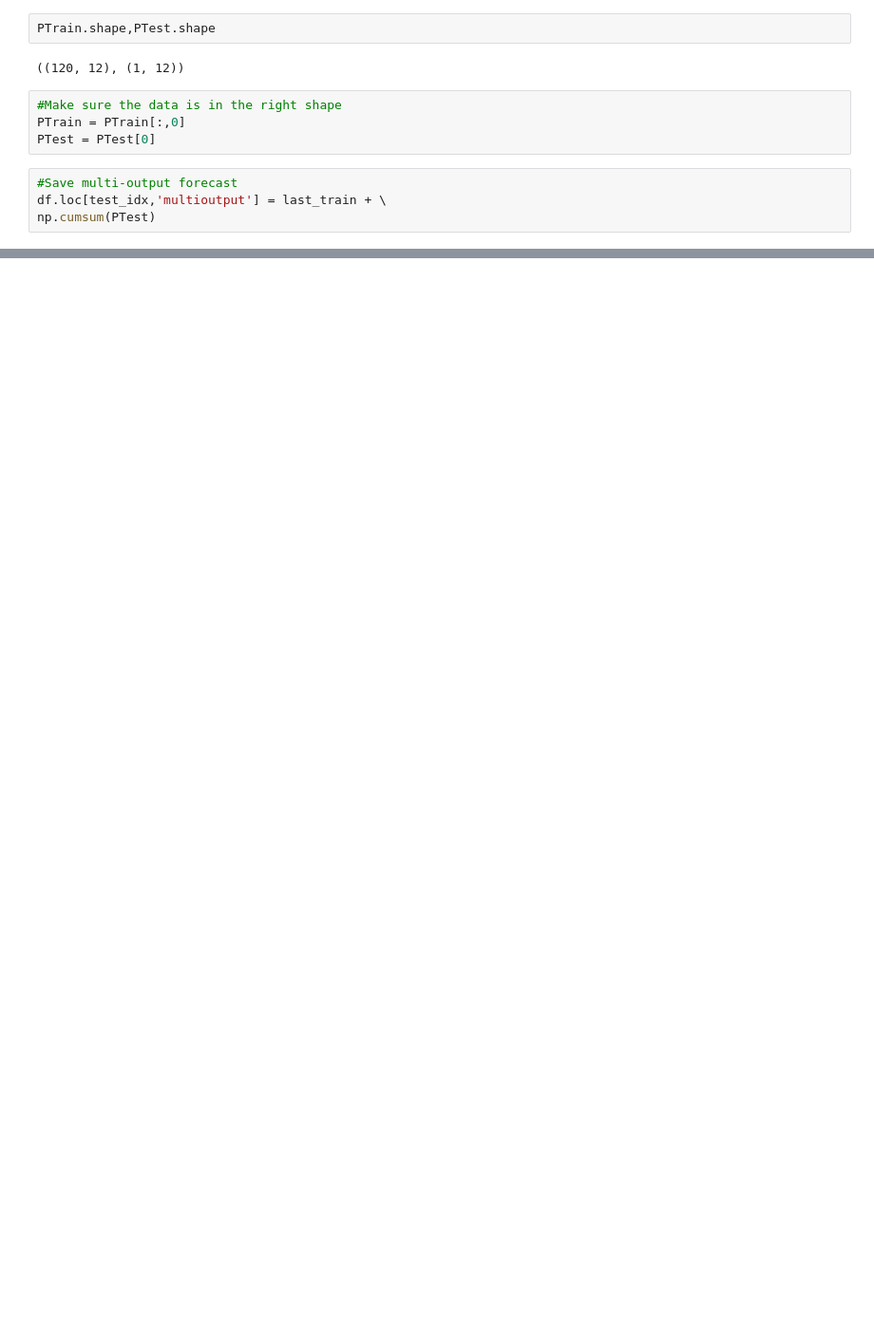
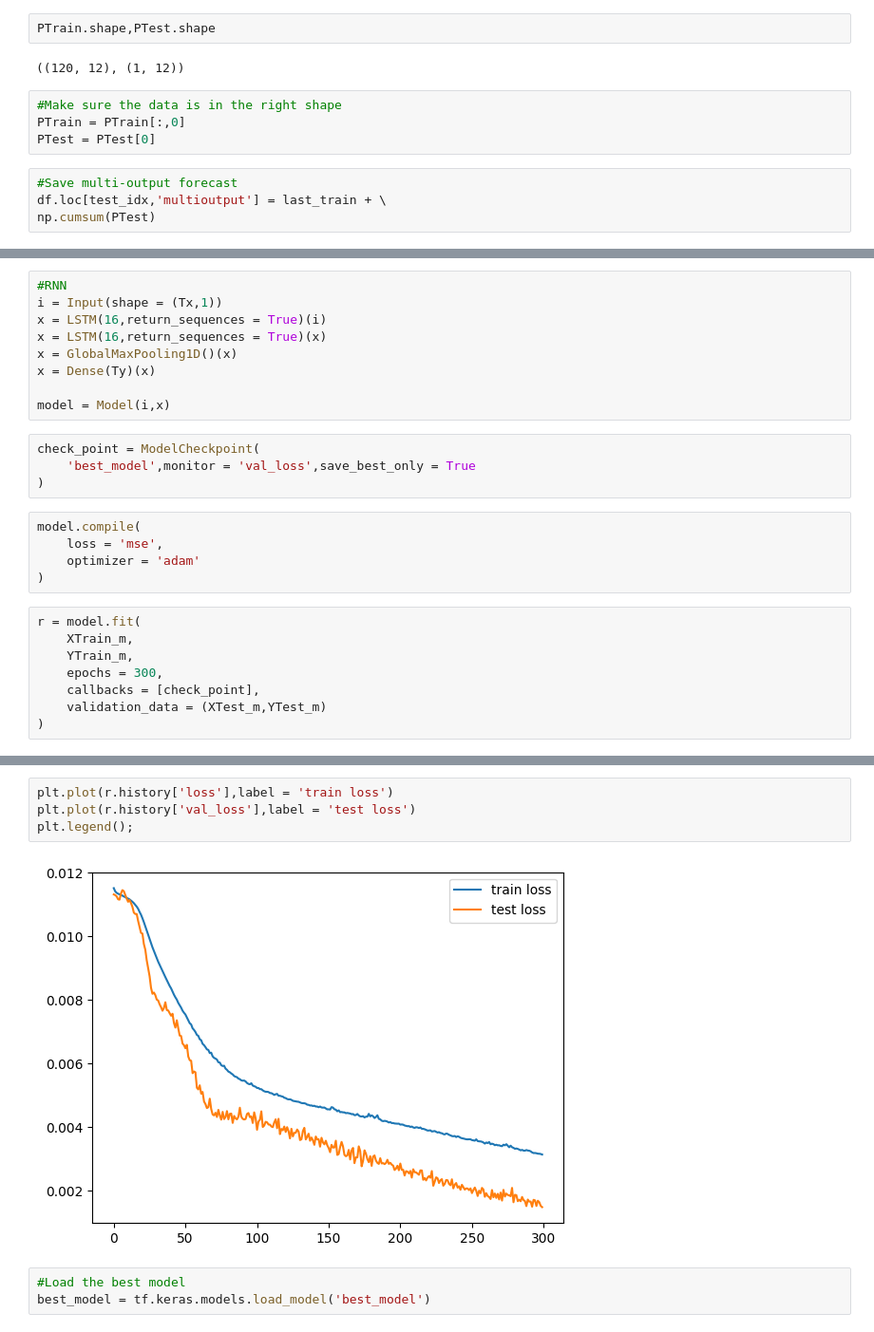
Before and after one commit to yeesem/Time-Series-Data-Analysis, a Jupyter notebook: RNN_Airline.ipynb, the cells around one changed output, grey strips where cells are left out. Shown at 95% size. Drawn from its saved outputs; the diff is of its cells as text; blank space fills up the shorter version.

```diff
--- a/RNN_Airline.ipynb
+++ b/RNN_Airline.ipynb
@@ -306,0 +320,26 @@ df[cols].plot(figsize = (15,5));
+# %%
+#RNN
+i = Input(shape = (Tx,1))
+x = LSTM(16,return_sequences = True)(i)
+x = LSTM(16,return_sequences = True)(x)
+x = GlobalMaxPooling1D()(x)
+x = Dense(Ty)(x)
+
+model = Model(i,x)
+# %%
+check_point = ModelCheckpoint(
+    'best_model',monitor = 'val_loss',save_best_only = True
+)
+# %%
+model.compile(
+    loss = 'mse',
+    optimizer = 'adam'
+)
+# %%
+r = model.fit(
+    XTrain_m,
+    YTrain_m,
+    epochs = 300,
+    callbacks = [check_point],
+    validation_data = (XTest_m,YTest_m)
+)
@@ -306,0 +364,9 @@ df[cols].plot(figsize = (15,5));
+# %%
+plt.plot(r.history['loss'],label = 'train loss')
+plt.plot(r.history['val_loss'],label = 'test loss')
+plt.legend();
+# %% [output]
+[figure, added]
+# %%
+#Load the best model
+best_model = tf.keras.models.load_model('best_model')
```
Also changed, not shown: parts of 17 cells of this notebook.
